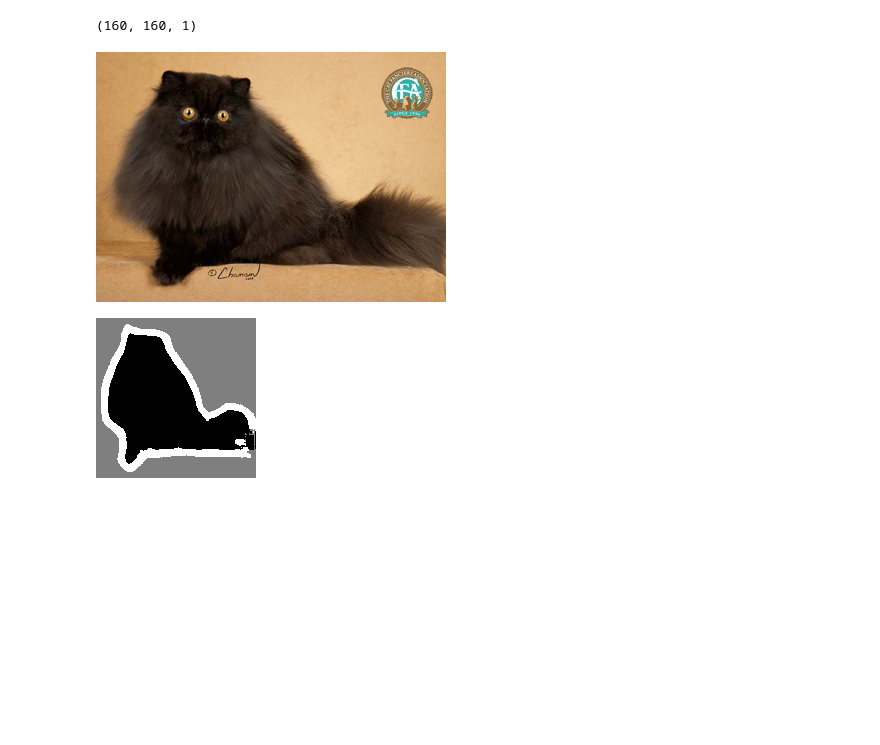
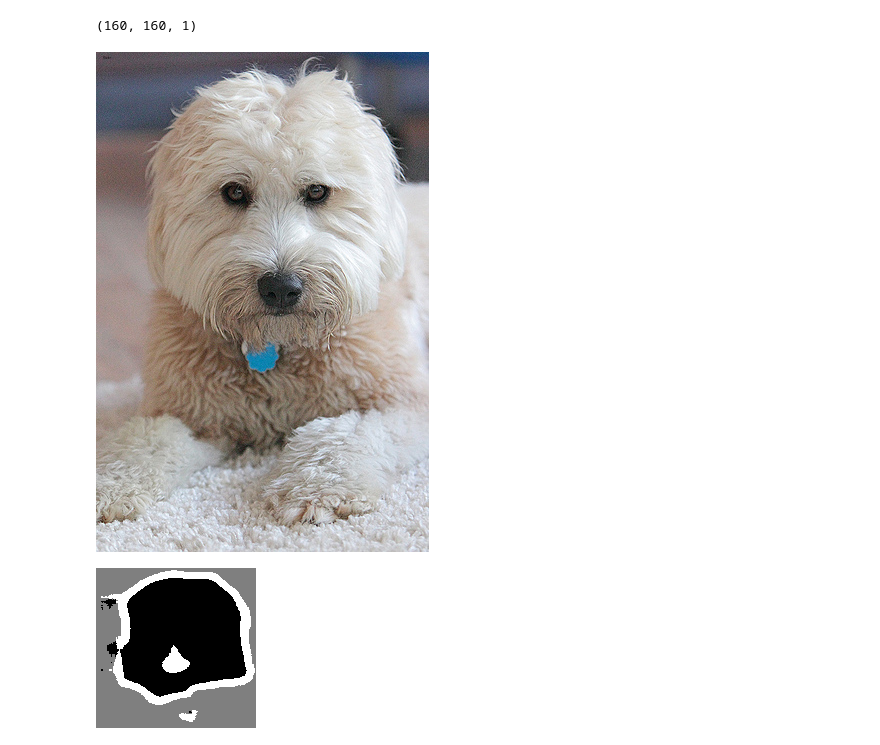
Before and after one commit to shivam-kotwalia/data-science-project, a Jupyter notebook: Image_Segmentation_on_Keras.ipynb, the cells around one changed output. Drawn from its saved outputs; the diff is of its cells as text; code cells hidden in the pictures; blank space fills up the shorter version.

```diff
--- a/Image_Segmentation_on_Keras.ipynb
+++ b/Image_Segmentation_on_Keras.ipynb
@@ -341,9 +341,9 @@ def display_mask(i):
 # %%
 from IPython.display import display
 
-display(PIL.Image.open(val_input_img_paths[50]))
+display(PIL.Image.open(val_input_img_paths[70]))
 
-display_mask(50)
+display_mask(70)
 # %% [output]
-[figure, old version]
+[figure, new version]
-[figure, old version]
+[figure, new version]
```
